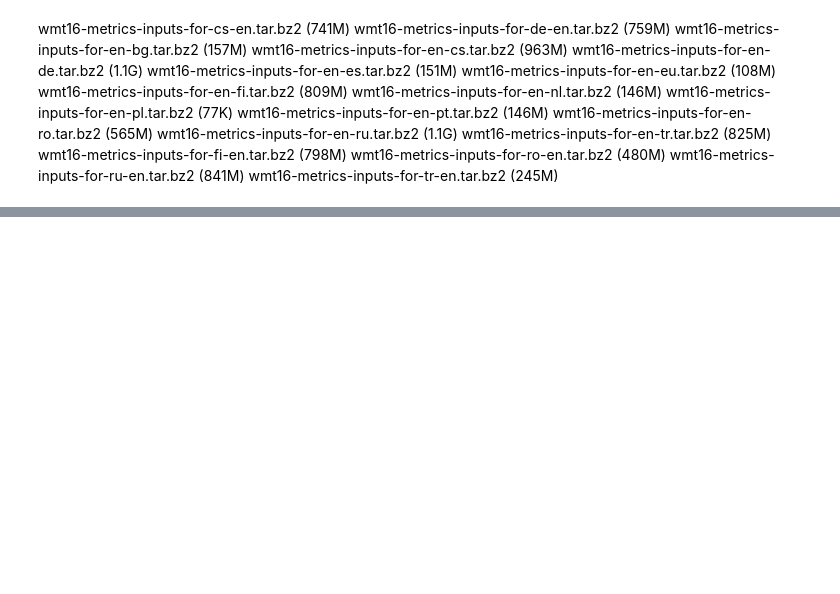
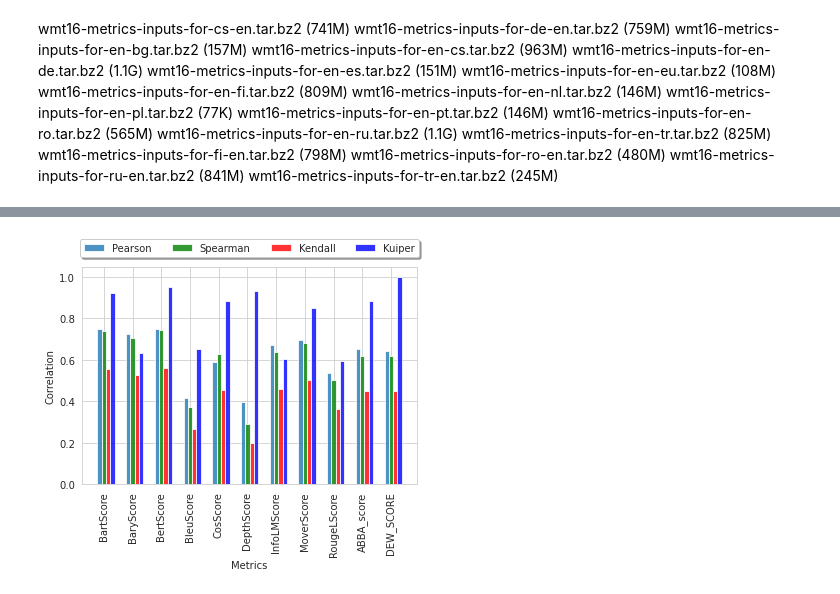
Before and after one commit to KarKhaldi/NLP_Text_Similarity_Metric, a Jupyter notebook: main.ipynb, the cells around one changed output, grey strips where cells are left out. Cells and saved outputs as stored; diff of their text form; code cells hidden in the pictures; blank space fills up the shorter version.

Commit message:
Updating code + adding a few scores

```diff
--- a/main.ipynb
+++ b/main.ipynb
@@ -616,0 +76,94 @@ dict_keys(['flev', 'dtw', 'depth_score'])
+# %%
+from correlations import *
+
+bartscore = pd.read_csv("results/bartscore.csv")["0"]
+bary_scores = pd.read_csv("results/bary_scores.csv")["0"]
+
+bertscore = pd.read_csv("results/bertscore.csv")["0"]
+bleuscore = pd.read_csv("results/bleuscore.csv")["0"]
+cos_scores = pd.read_csv("results/cos_scores.csv")["0"]
+depth_score = pd.read_csv("results/depth_score.csv")["0"]
+infolm_score = pd.read_csv("results/infolm_score.csv")["0"]
+
+moverscores = pd.read_csv("results/moverscores.csv")["0"]
+rougel_score = pd.read_csv("results/rouge-l_score.csv")["0"]
+rouge1_score = pd.read_csv("results/rouge1_score.csv")["0"]
+rouge2_score = pd.read_csv("results/rouge2_score.csv")["0"]
+ABBA_score_value = pd.read_csv("results/ABBA_score_value.csv")["0"]
+DEW_SCORE = pd.read_csv("results/DEW_SCORE.csv")["0"]
+# %%
+from correlations import *
+
+# Vizualisation of correlations
+
+df_bartscore = multiple_correlations(bartscore,human_score)
+df_bary_scores = multiple_correlations(bary_scores,human_score)
+df_bertscore = multiple_correlations(bertscore,human_score)
+df_bleuscore = multiple_correlations(bleuscore,human_score)
+df_cos_scores = multiple_correlations(cos_scores,human_score)
+df_depth_score = multiple_correlations(depth_score,human_score)
+df_infolm_score = multiple_correlations(infolm_score,human_score)
+df_moverscores = multiple_correlations(moverscores,human_score)
+df_rougel_score = multiple_correlations(rougel_score,human_score)
+df_ABBA_score = multiple_correlations(ABBA_score_value,human_score)
+df_DEW_score = multiple_correlations(DEW_SCORE,human_score)
+
+
+#plot bar chart
+import matplotlib.pyplot as plt
+import numpy as np
+
+# data to plot
+n_groups = 11
+means_pearson = (df_bartscore[0][0],abs(df_bary_scores[0][0]), df_bertscore[0][0], df_bleuscore[0][0], df_cos_scores[0][0], abs(df_depth_score[0][0]), abs(df_infolm_score[0][0]), df_moverscores[0][0], df_rougel_score[0][0], df_ABBA_score[0][0], df_DEW_score[0][0])
+means_spearman = (df_bartscore[1][0],abs(df_bary_scores[1][0]), df_bertscore[1][0], df_bleuscore[1][0], df_cos_scores[1][0], abs(df_depth_score[1][0]), abs(df_infolm_score[1][0]), df_moverscores[1][0], df_rougel_score[1][0], df_ABBA_score[1][0], df_DEW_score[1][0])
+means_kendall = (df_bartscore[2][0],abs(df_bary_scores[2][0]), df_bertscore[2][0], df_bleuscore[2][0], df_cos_scores[2][0], abs(df_depth_score[2][0]), abs(df_infolm_score[2][0]), df_moverscores[2][0], df_rougel_score[2][0], df_ABBA_score[2][0], df_DEW_score[2][0])
+#means_kruskall = (df_bartscore[3][0],abs(df_bary_scores[3][0]), df_bertscore[3][0], df_bleuscore[3][0], df_cos_scores[3][0], abs(df_depth_score[3][0]), abs(df_infolm_score[3][0]), df_moverscores[3][0], df_rougel_score[3][0], df_ABBA_score[3][0], df_DEW_score[3][0])
+means_kuiper = (df_bartscore[5][0],abs(df_bary_scores[5][0]), df_bertscore[5][0], df_bleuscore[5][0], df_cos_scores[5][0], abs(df_depth_score[5][0]), abs(df_infolm_score[5][0]), df_moverscores[5][0], df_rougel_score[5][0], df_ABBA_score[5][0], df_DEW_score[5][0])
+#  pearson_score, spearmans_r, kendalltau_r, kruskal_r, pointbiserialr, kuiper_r
+
+fig, ax = plt.subplots()
+index = np.arange(n_groups)
+bar_width = 0.15
+opacity = 0.8
+
+rects1 = plt.bar(index, means_pearson, bar_width,
+alpha=opacity,
+label='Pearson')
+
+rects2 = plt.bar(index + bar_width, means_spearman, bar_width,
+alpha=opacity,
+color='g',
+label='Spearman')
+
+rects3 = plt.bar(index + bar_width*2, means_kendall, bar_width,
+alpha=opacity,
+color='r',
+label='Kendall')
+
+#rects4 = plt.bar(index + bar_width*3, means_kruskall, bar_width,
+#alpha=opacity,
+#color='y',
+#label='Kruskal')
+
+rects5 = plt.bar(index + bar_width*3, means_kuiper, bar_width,
+alpha=opacity,
+color='b',
+label='Kuiper')
+
+
+
+
+plt.xlabel('Metrics')
+plt.ylabel('Correlation')
+#plt.title('Correlation between human judgement and metrics')
+# xticks at 45 degree angle
+plt.xticks(index + bar_width, ('BartScore', 'BaryScore', 'BertScore', 'BleuScore', 'CosScore', 'DepthScore', 'InfoLMScore', 'MoverScore', 'RougeLScore','ABBA_score','DEW_SCORE'), rotation=90)
+# legends at top right outside the plot and not on title
+plt.legend(loc='upper center', bbox_to_anchor=(0.5, 1.15), ncol=5, fancybox=True, shadow=True)
+
+
+#plt.tight_layout()
+plt.show()
+# %% [output]
+[figure, added]
```
Also changed, not shown: parts of 66 cells of this notebook, 4 other files.
